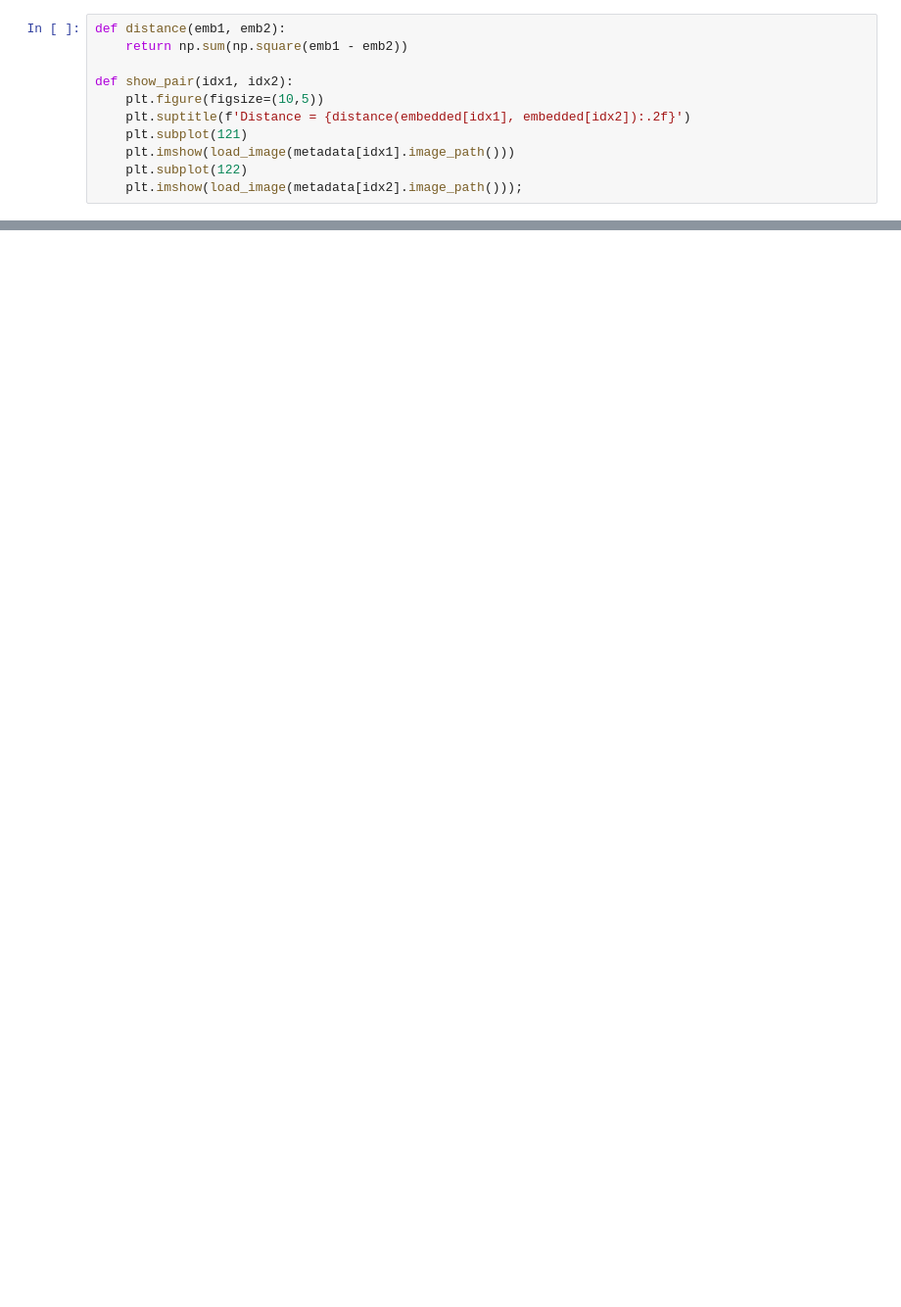
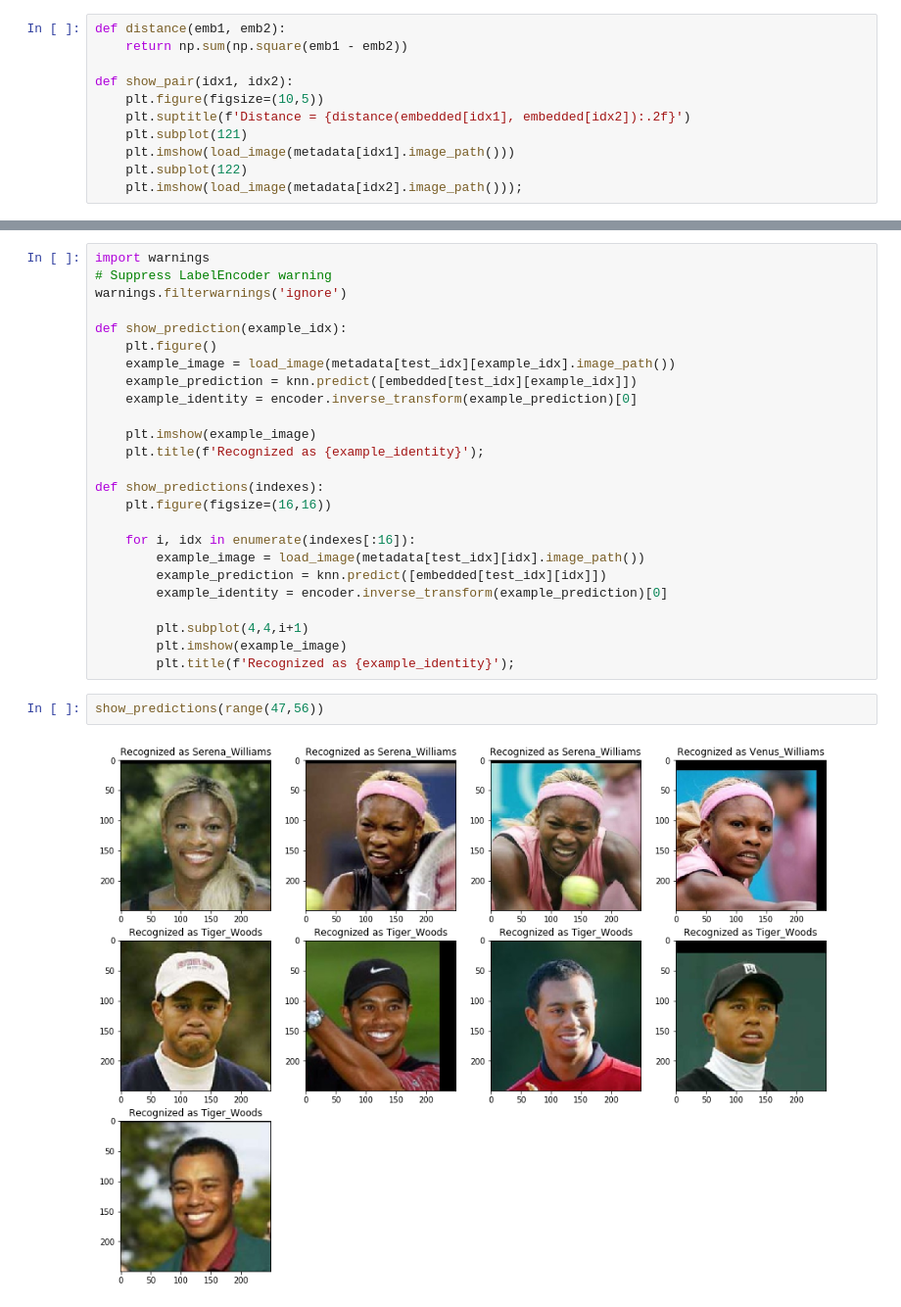
Before and after one commit to quickcatcher/Facial-Recognition-Engine, a Jupyter notebook: facenet_model.ipynb, the cells around one changed output, grey strips where cells are left out. Shown at 98% size. Cells and saved outputs as stored; diff of their text form; blank space fills up the shorter version.

```diff
--- a/facenet_model.ipynb
+++ b/facenet_model.ipynb
@@ -234,0 +309,29 @@ NameError: name 'embedded' is not defined
+# %%
+import warnings
+# Suppress LabelEncoder warning
+warnings.filterwarnings('ignore')
+
+def show_prediction(example_idx):
+    plt.figure()
+    example_image = load_image(metadata[test_idx][example_idx].image_path())
+    example_prediction = knn.predict([embedded[test_idx][example_idx]])
+    example_identity = encoder.inverse_transform(example_prediction)[0]
+
+    plt.imshow(example_image)
+    plt.title(f'Recognized as {example_identity}');
+
+def show_predictions(indexes):
+    plt.figure(figsize=(16,16))
+
+    for i, idx in enumerate(indexes[:16]):
+        example_image = load_image(metadata[test_idx][idx].image_path())
+        example_prediction = knn.predict([embedded[test_idx][idx]])
+        example_identity = encoder.inverse_transform(example_prediction)[0]
+
+        plt.subplot(4,4,i+1)
+        plt.imshow(example_image)
+        plt.title(f'Recognized as {example_identity}');
+# %%
+show_predictions(range(47,56))
+# %% [output]
+[figure, added]
```
Also changed, not shown: parts of 5 cells of this notebook.
